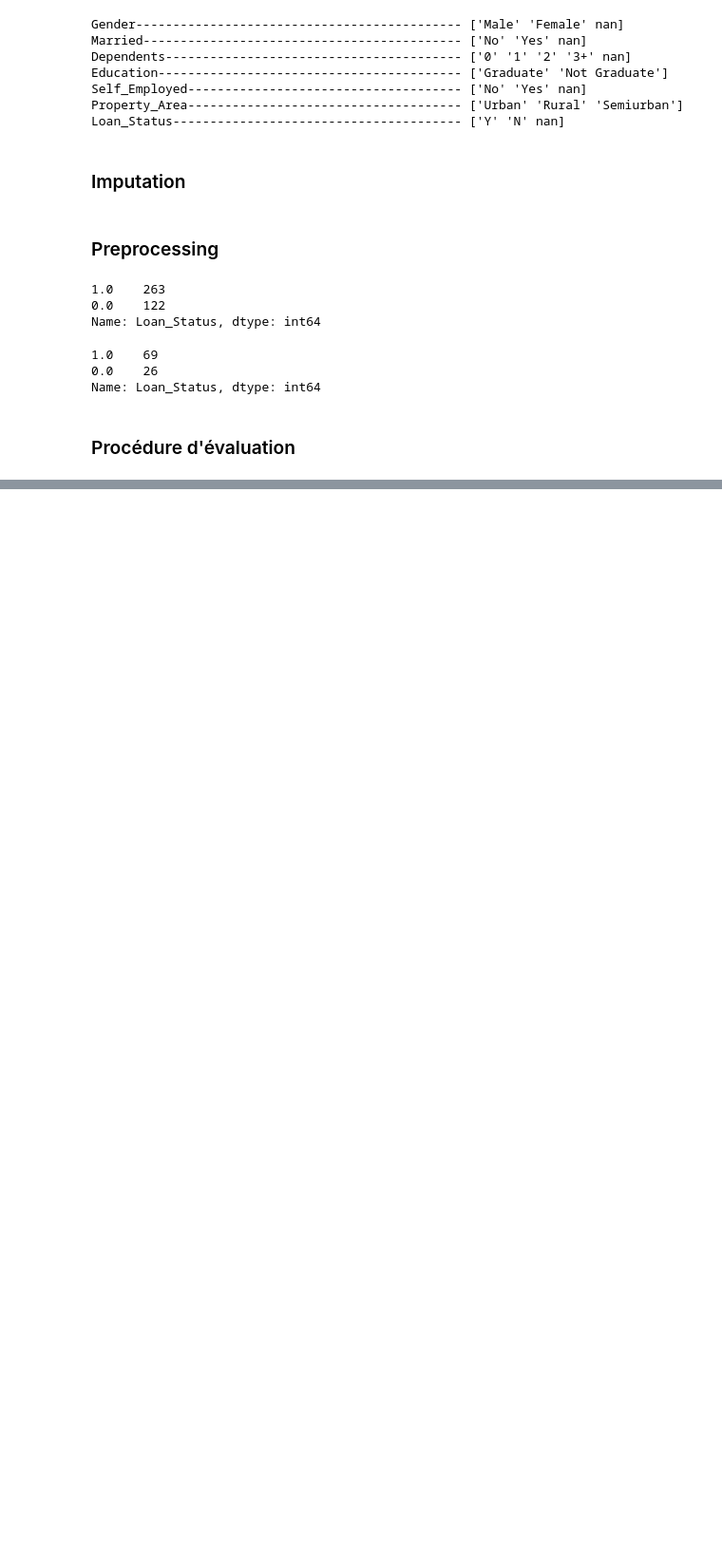
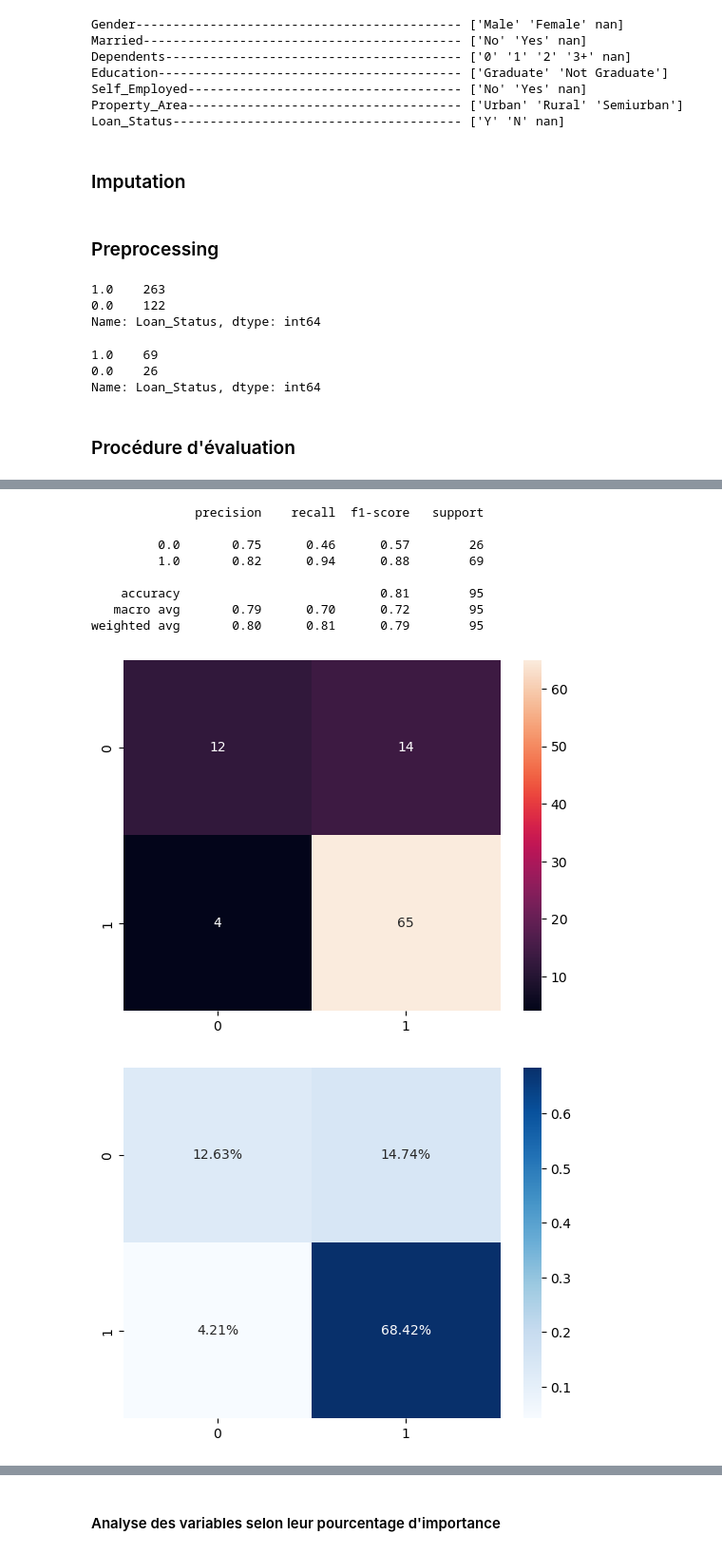
Before and after one commit to mohamedfaysal/Loan-Approval-Prediction---ML, a Jupyter notebook: Loan Approval.ipynb, the cells around one changed output, grey strips where cells are left out. Shown at 95% size. Cells and saved outputs as stored; diff of their text form; code cells hidden in the pictures; blank space fills up the shorter version.

```diff
--- a/Loan Approval.ipynb
+++ b/Loan Approval.ipynb
@@ -690,0 +762,13 @@ def
+# %%
+evaluation(model_random)
+# %% [output]
+              precision    recall  f1-score   support
+
+         0.0       0.75      0.46      0.57        26
+         1.0       0.82      0.94      0.88        69
+
+    accuracy                           0.81        95
+   macro avg       0.79      0.70      0.72        95
+weighted avg       0.80      0.81      0.79        95
+[figure, added]
+[figure, added]
@@ -690,0 +776,2 @@ def
+# %% [markdown]
+#### Analyse des variables selon leur pourcentage d'importance
```
Also changed, not shown: parts of 14 cells of this notebook.
